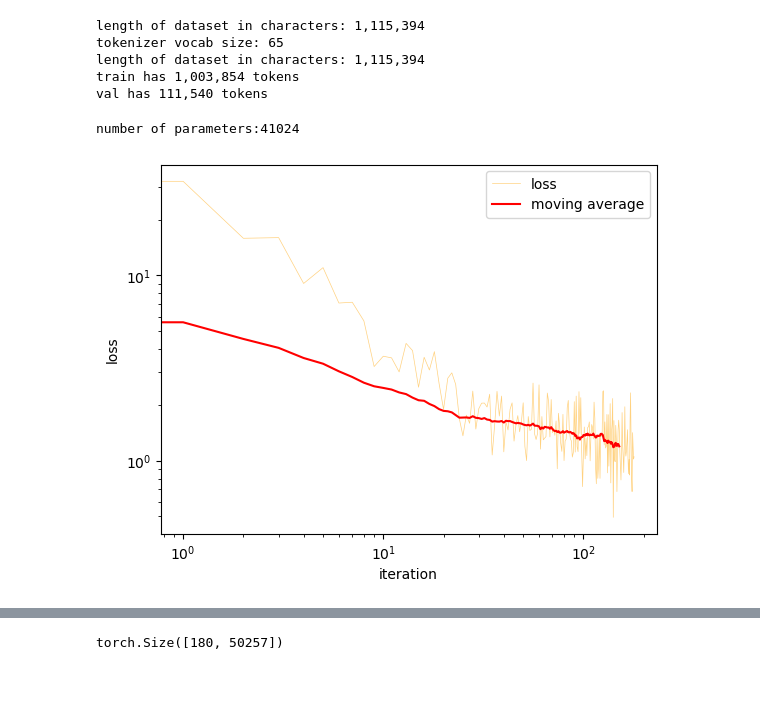
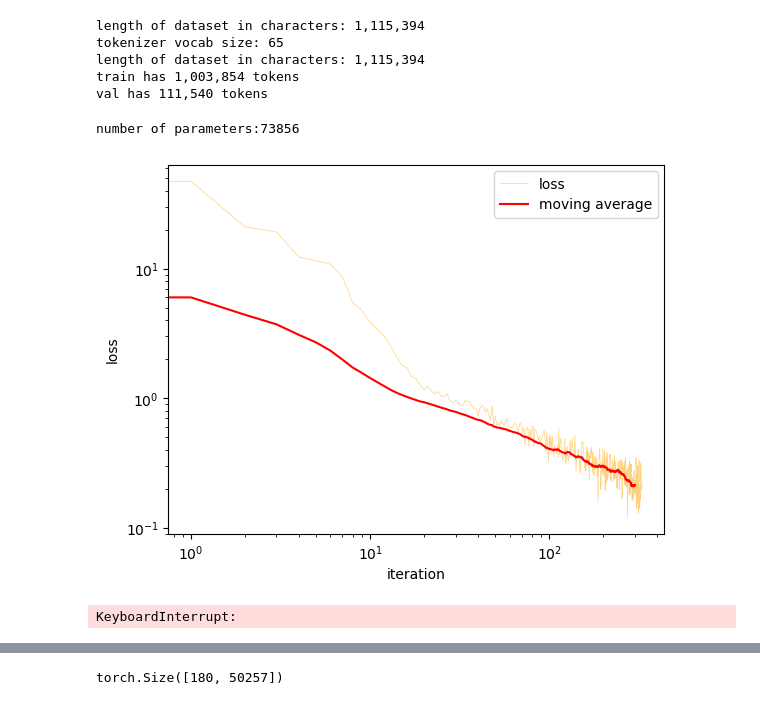
Before and after one commit to Francesco215/Language_CA, a Jupyter notebook: training.ipynb, the cells around one changed output, grey strips where cells are left out. Cells and saved outputs as stored; diff of their text form; code cells hidden in the pictures.

Commit message:
added tuning parameter for the loss function

```diff
--- a/training.ipynb
+++ b/training.ipynb
@@ -60,6 +60,7 @@ train has 1,003,854 tokens
 val has 111,540 tokens
 # %%
 from src.cellular_automata import DiffusionLoss
+from src.decoder import Loss
 from src.encoder import NoiseEncoder
 
 
@@ -67,12 +68,11 @@ device = 'cpu'
 #device = 'mps'  if torch.backends.mps.is_available() else 'cpu'
 device = 'cuda' if torch.cuda.is_available() else device
 
-dK = 32
-dV = 32
+dK = 16
+dV = 16
 heads = 4
-d_Embedding = dV
-intermediate_size=intermediate_size=d_Embedding
-
+d_Embedding = 64
+intermediate_size=2*d_Embedding
 
 encoder = NoiseEncoder(d_Embedding, tokenizer, dropout=0, device=device)
 decoder = Decoder(encoder)
@@ -98,9 +98,9 @@ scheduler = torch.optim.lr_scheduler.ExponentialLR(optimizer, gamma)
 step_weight=None
 
 
-loss_function=DiffusionLoss(decoder)
+loss_function=DiffusionLoss(decoder,1e-2)
 # %% [output]
-number of parameters:41024
+number of parameters:73856
 # %%
 from numpy.random import randint
 def sample_shakespeare(data, lenght, starting_index=None):
@@ -143,13 +143,13 @@ def sample_minibatched_shakespeare(train_ids, context_size, batch_size):
 #@markdown # Training
 #@markdown the loss function is cross entropy ❌🎲
 
-batch_size=20
+batch_size=10
 
 n_epochs = int(2000)
 model.train()
 context_size=100
 model.train()
-n_steps=10
+n_steps=20
 
 edge_index = graph_maker(context_size)
 edge_slide = torch.repeat_interleave(torch.arange(batch_size)*context_size, edge_index.shape[-1]).repeat(2,1)
@@ -160,9 +160,10 @@ for i in range(n_epochs):
 
     prediction, clean_encoding, noise_encoding, target = sample_minibatched_shakespeare(train_ids, context_size, batch_size)
 
-    step_loss=torch.empty(n_steps, device=device)
+    step_loss=torch.empty(n_steps+1, device=device)
     #do n steps
-    for j in range(n_steps):
+    step_loss[0]=loss_function(prediction, target, clean_encoding, noise_encoding)
+    for j in range(1,n_steps+1):
         #make a forward pass
         prediction = model(prediction, edge_index)
 
@@ -178,34 +179,36 @@ for i in range(n_epochs):
 
 
     model.logs.append({'loss':loss.item(),
+                       'initial_loss':step_loss[0].item(),
                        'best_possible_loss':best_possible_loss.item(),
                        'step_loss':step_loss.detach().cpu().numpy()})
 
     loss.backward()
     clip_grad_norm_(model.parameters(), 4*loss.item())
 
 
     optimizer.step()
     optimizer.zero_grad()  # reinitialize the gradient to zero
     model.tokens_seen+=context_size
 
     model.losses.append(loss.item())
 
     logging_interval=30
     if i%logging_interval==logging_interval-1:
         clear_output(wait=True)
 
         m_av = moving_average(model.losses, logging_interval-1)
 
 
         plt.plot(model.losses, label='loss', color='orange', alpha=0.5, linewidth=0.5)
         plt.plot(m_av, label='moving average', color='red')
 
         plt.legend()
         plt.ylabel('loss')
         plt.xlabel('iteration')
         plt.yscale('log')
         plt.xscale('log')
         plt.show()
 # %% [output]
-[figure, old version]
+[figure, new version]
+KeyboardInterrupt:
```
Also changed, not shown: parts of 6 cells of this notebook, 3 other files.
